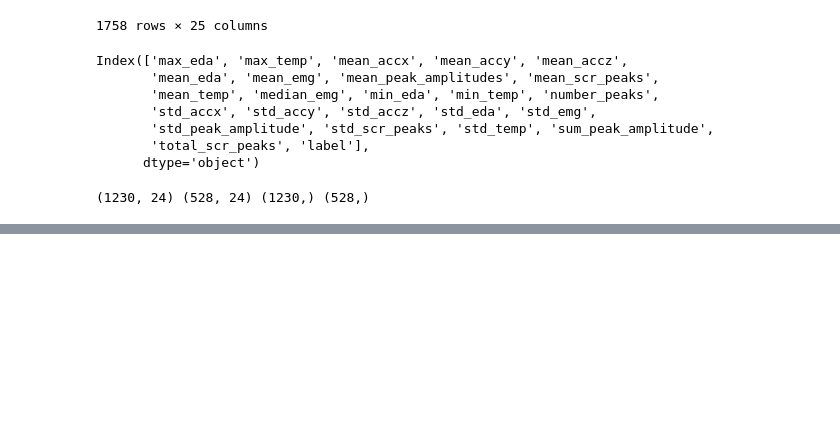
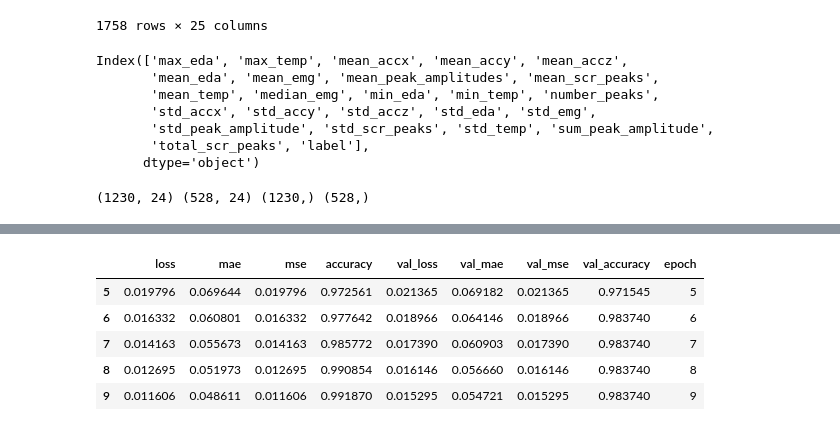
Before and after one commit to RNATCC/modelo-1, a Jupyter notebook: Versão_2.ipynb, the cells around one changed output, grey strips where cells are left out. Drawn from its saved outputs; the diff is of its cells as text; code cells hidden in the pictures; blank space fills up the shorter version.

```diff
--- a/Versão_2.ipynb
+++ b/Versão_2.ipynb
@@ -489,0 +530,11 @@ array([[248,   4],
+# %%
+historico = pd.DataFrame(history.history)
+historico ['epoch'] = history.epoch
+historico.tail()
+# %% [output]
+|  | loss | mae | mse | accuracy | val_loss | val_mae | val_mse | val_accuracy | epoch |
+| 5 | 0.019796 | 0.069644 | 0.019796 | 0.972561 | 0.021365 | 0.069182 | 0.021365 | 0.971545 | 5 |
+| 6 | 0.016332 | 0.060801 | 0.016332 | 0.977642 | 0.018966 | 0.064146 | 0.018966 | 0.983740 | 6 |
+| 7 | 0.014163 | 0.055673 | 0.014163 | 0.985772 | 0.017390 | 0.060903 | 0.017390 | 0.983740 | 7 |
+| 8 | 0.012695 | 0.051973 | 0.012695 | 0.990854 | 0.016146 | 0.056660 | 0.016146 | 0.983740 | 8 |
+| 9 | 0.011606 | 0.048611 | 0.011606 | 0.991870 | 0.015295 | 0.054721 | 0.015295 | 0.983740 | 9 |
```
Also changed, not shown: parts of 12 cells of this notebook.
